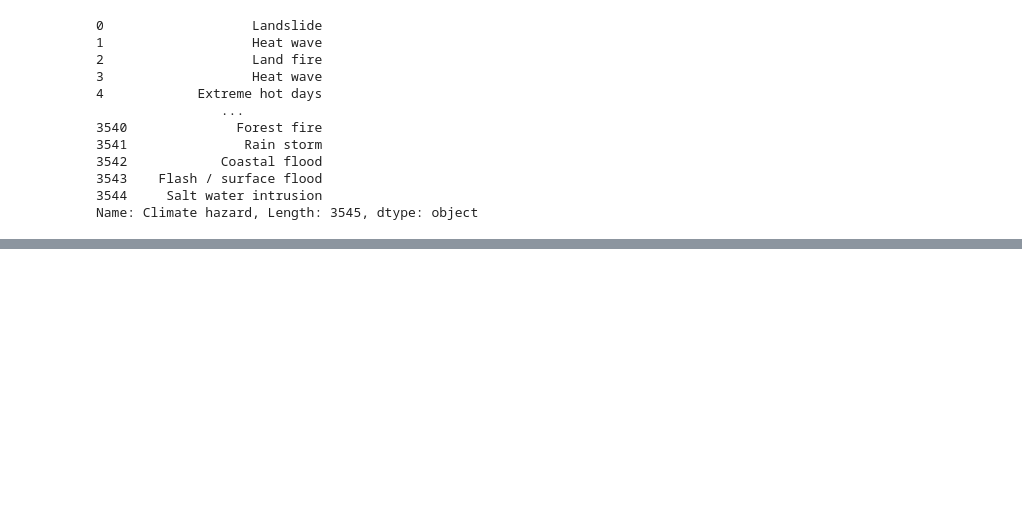
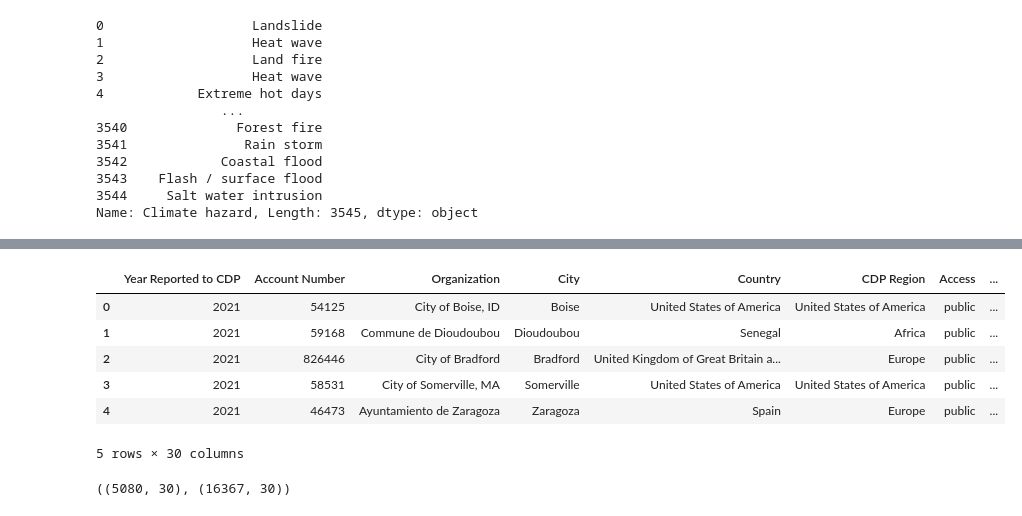
Before and after one commit to CMU-IDS-2022/final-project-atd-2, a Jupyter notebook: Cleanup.ipynb, the cells around one changed output, grey strips where cells are left out. Drawn from its saved outputs; the diff is of its cells as text; code cells hidden in the pictures; blank space fills up the shorter version.

Commit message:
remove duplicate rows from emissions.csv and clean up the final visualization

```diff
--- a/Cleanup.ipynb
+++ b/Cleanup.ipynb
@@ -340,0 +352,18 @@ Name: Climate hazard, Length: 3545, dtype: object
+# %%
+newdf = df.drop_duplicates(
+  subset = ['Country', 'Action Title'],
+  keep = 'last').reset_index(drop = True)
+# %%
+newdf.head()
+# %% [output]
+|  | Year Reported to CDP | Account Number | Organization | City | Country | CDP Region | Access | ... |
+| 0 | 2021 | 54125 | City of Boise, ID | Boise | United States of America | United States of America | public | ... |
+| 1 | 2021 | 59168 | Commune de Dioudoubou | Dioudoubou | Senegal | Africa | public | ... |
+| 2 | 2021 | 826446 | City of Bradford | Bradford | United Kingdom of Great Britain a... | Europe | public | ... |
+| 3 | 2021 | 58531 | City of Somerville, MA | Somerville | United States of America | United States of America | public | ... |
+| 4 | 2021 | 46473 | Ayuntamiento de Zaragoza | Zaragoza | Spain | Europe | public | ... |
+5 rows × 30 columns
+# %%
+newdf.shape, df.shape
+# %% [output]
+((5080, 30), (16367, 30))
```
Also changed, not shown: parts of 4 cells of this notebook, 2 other files.
